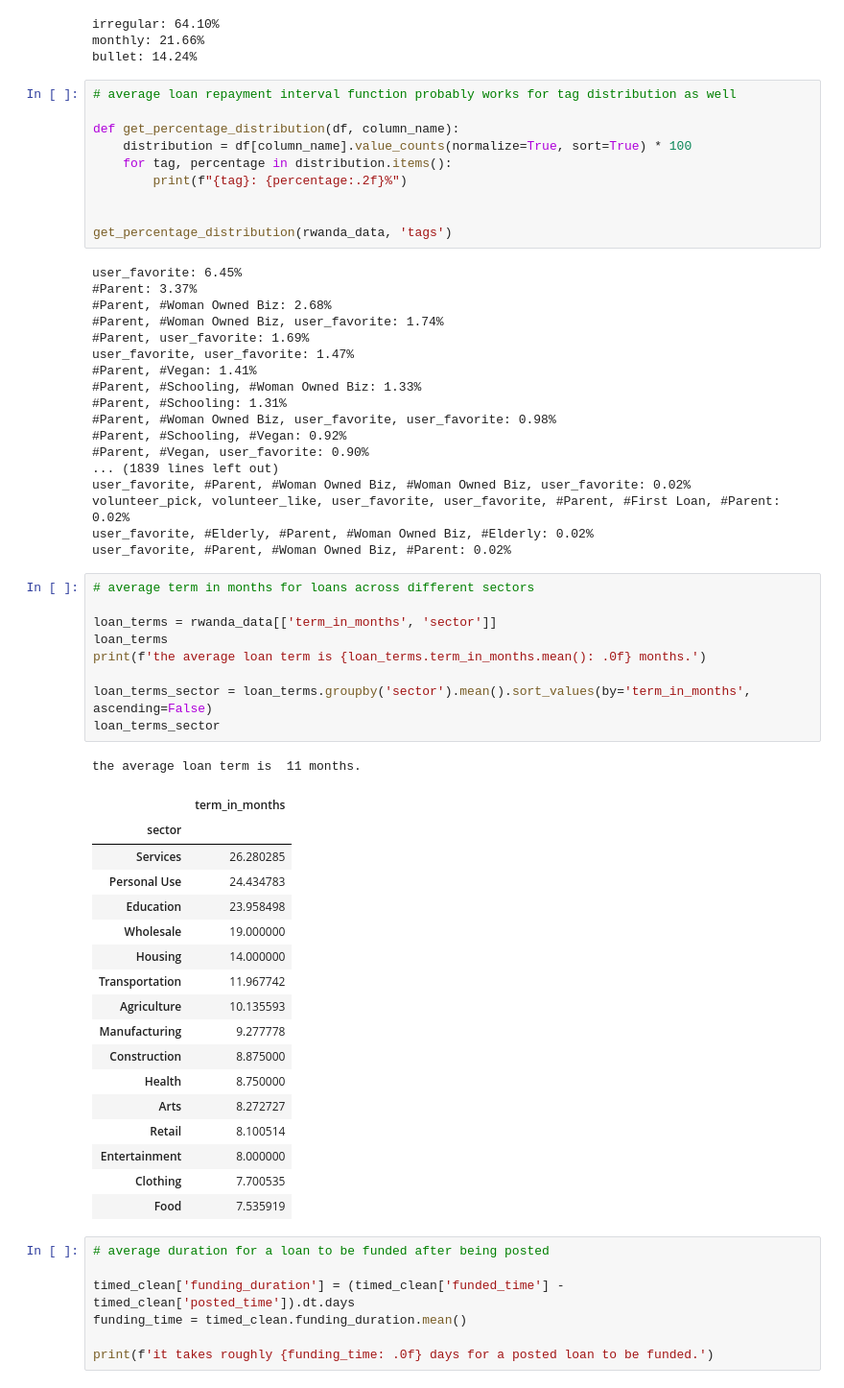
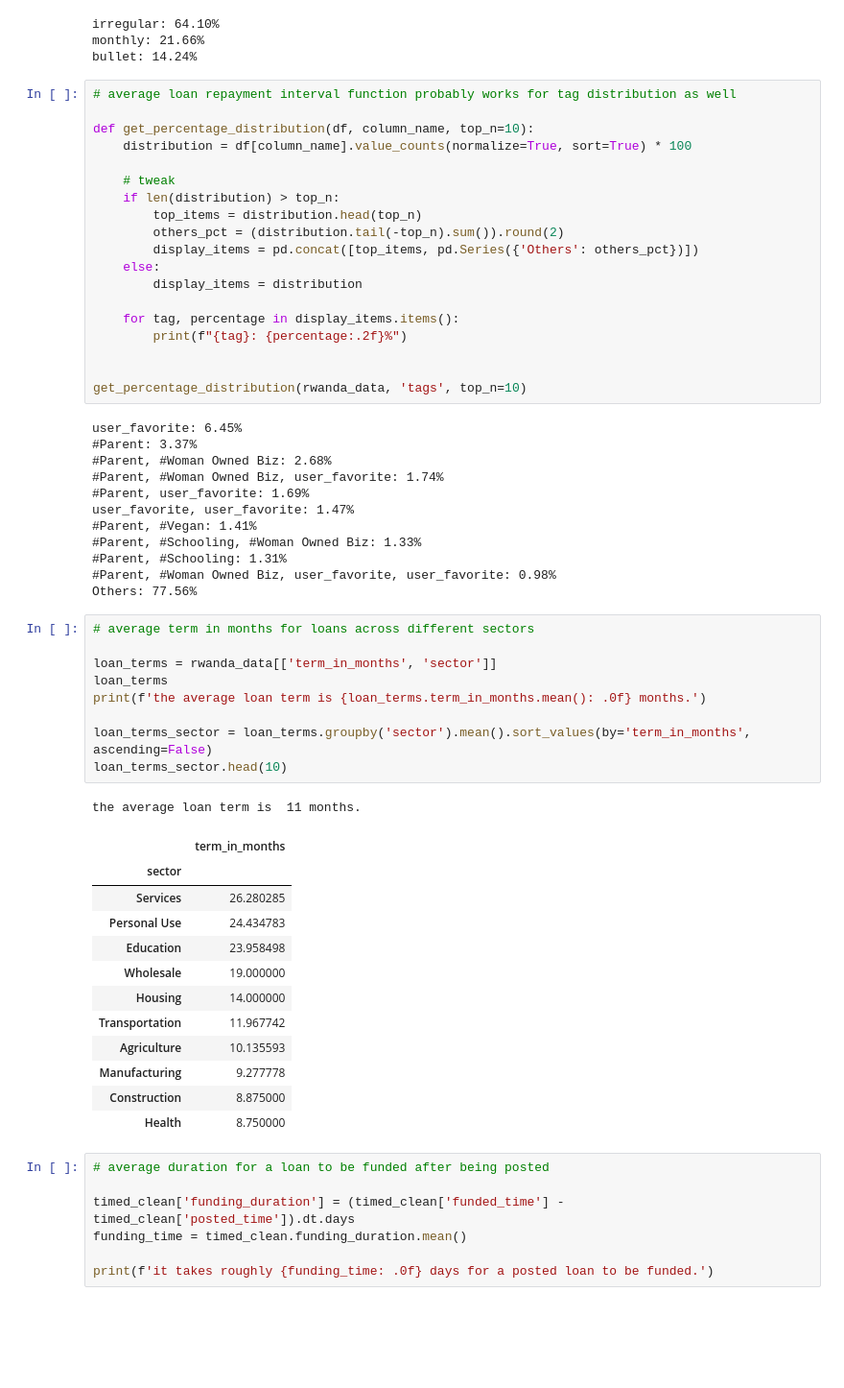
Before and after one commit to brian-seekar/Round_One, a Jupyter notebook: project.ipynb, the cells around one changed output. Shown at 96% size. Cells and saved outputs as stored; diff of their text form; blank space fills up the shorter version.

```diff
--- a/project.ipynb
+++ b/project.ipynb
@@ -247,13 +246,22 @@ bullet: 14.24%
 # %%
 # average loan repayment interval function probably works for tag distribution as well
 
-def get_percentage_distribution(df, column_name):
+def get_percentage_distribution(df, column_name, top_n=10):
     distribution = df[column_name].value_counts(normalize=True, sort=True) * 100
-    for tag, percentage in distribution.items():
+
+    # tweak
+    if len(distribution) > top_n:
+        top_items = distribution.head(top_n)
+        others_pct = (distribution.tail(-top_n).sum()).round(2)
+        display_items = pd.concat([top_items, pd.Series({'Others': others_pct})])
+    else:
+        display_items = distribution
+
+    for tag, percentage in display_items.items():
         print(f"{tag}: {percentage:.2f}%")
 
 
-get_percentage_distribution(rwanda_data, 'tags')
+get_percentage_distribution(rwanda_data, 'tags', top_n=10)
 # %% [output]
 user_favorite: 6.45%
 #Parent: 3.37%
@@ -265,41 +273,30 @@ user_favorite, user_favorite: 1.47%
 #Parent, #Schooling, #Woman Owned Biz: 1.33%
 #Parent, #Schooling: 1.31%
 #Parent, #Woman Owned Biz, user_favorite, user_favorite: 0.98%
-#Parent, #Schooling, #Vegan: 0.92%
-#Parent, #Vegan, user_favorite: 0.90%
-... (1839 lines left out)
-user_favorite, #Parent, #Woman Owned Biz, #Woman Owned Biz, user_favorite: 0.02%
-volunteer_pick, volunteer_like, user_favorite, user_favorite, #Parent, #First Loan, #Parent: 0.02%
-user_favorite, #Elderly, #Parent, #Woman Owned Biz, #Elderly: 0.02%
-user_favorite, #Parent, #Woman Owned Biz, #Parent: 0.02%
+Others: 77.56%
 # %%
 # average term in months for loans across different sectors
 
 loan_terms = rwanda_data[['term_in_months', 'sector']]
 loan_terms
 print(f'the average loan term is {loan_terms.term_in_months.mean(): .0f} months.')
 
 loan_terms_sector = loan_terms.groupby('sector').mean().sort_values(by='term_in_months', ascending=False)
-loan_terms_sector
+loan_terms_sector.head(10)
 # %% [output]
 the average loan term is  11 months.
 |  | term_in_months |
 | sector |  |
 | Services | 26.280285 |
 | Personal Use | 24.434783 |
 | Education | 23.958498 |
 | Wholesale | 19.000000 |
 | Housing | 14.000000 |
 | Transportation | 11.967742 |
 | Agriculture | 10.135593 |
 | Manufacturing | 9.277778 |
 | Construction | 8.875000 |
 | Health | 8.750000 |
-| Arts | 8.272727 |
-| Retail | 8.100514 |
-| Entertainment | 8.000000 |
-| Clothing | 7.700535 |
-| Food | 7.535919 |
 # %%
 # average duration for a loan to be funded after being posted
 
```
Also changed, not shown: parts of 8 cells of this notebook.
